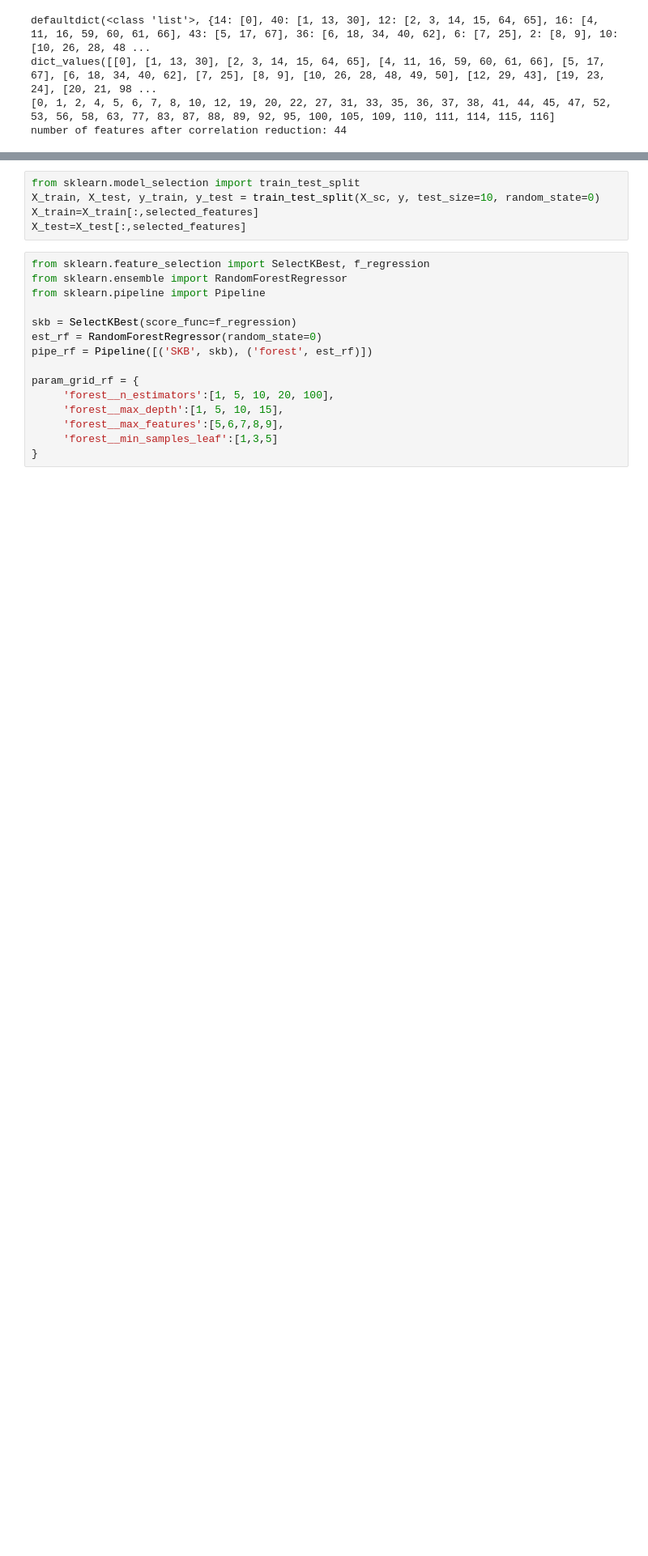
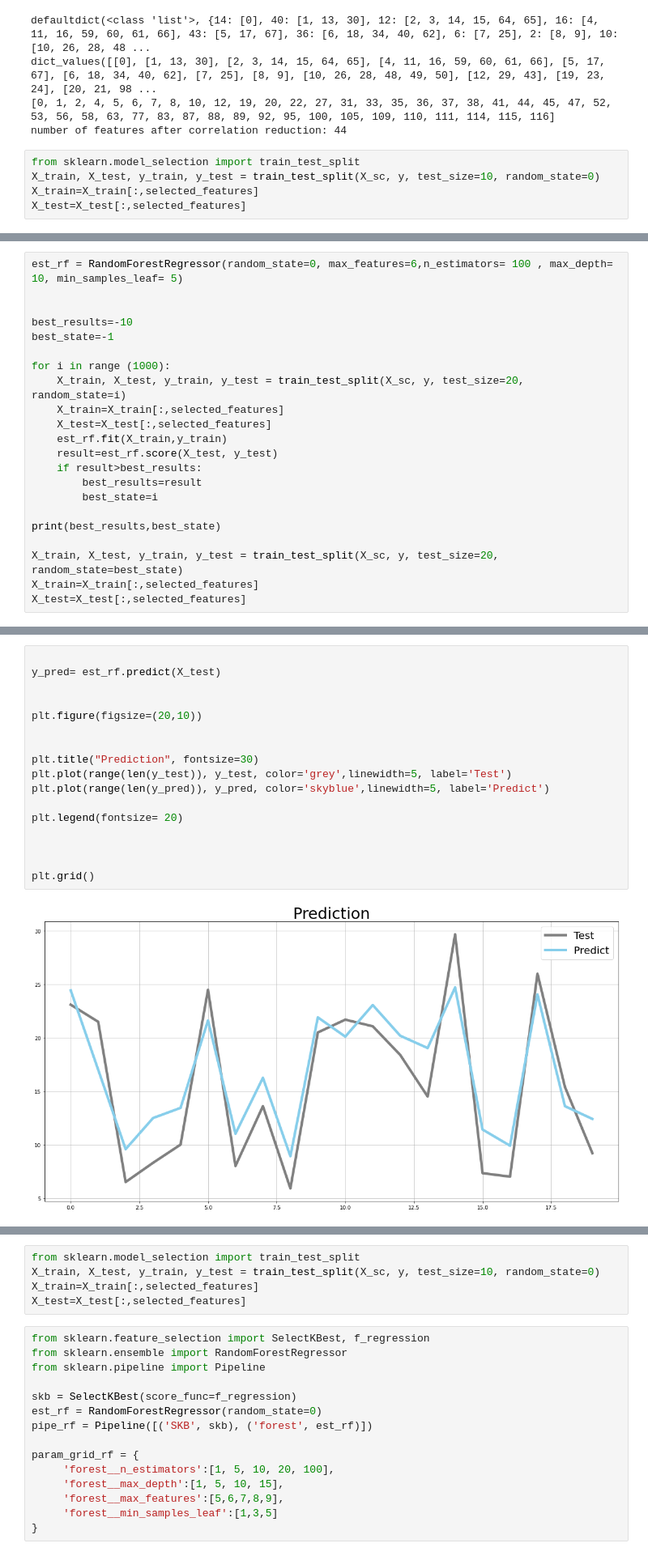
Before and after one commit to SUNWOUNG/HOMEWORK, a Jupyter notebook: project1.ipynb, the cells around one changed output, grey strips where cells are left out. Shown at 81% size. Saved outputs shown, nothing was run; the diff lists cells and outputs as text; blank space fills up the shorter version.

```diff
--- a/project1.ipynb
+++ b/project1.ipynb
@@ -199,3 +201,8 @@ defaultdict(<class 'list'>, {14: [0], 40: [1, 13, 30], 12: [2, 3, 14, 15, 64, 65
 dict_values([[0], [1, 13, 30], [2, 3, 14, 15, 64, 65], [4, 11, 16, 59, 60, 61, 66], [5, 17, 67], [6, 18, 34, 40, 62], [7, 25], [8, 9], [10, 26, 28, 48, 49, 50], [12, 29, 43], [19, 23, 24], [20, 21, 98 ...
 [0, 1, 2, 4, 5, 6, 7, 8, 10, 12, 19, 20, 22, 27, 31, 33, 35, 36, 37, 38, 41, 44, 45, 47, 52, 53, 56, 58, 63, 77, 83, 87, 88, 89, 92, 95, 100, 105, 109, 110, 111, 114, 115, 116]
 number of features after correlation reduction: 44
+# %%
+from sklearn.model_selection import train_test_split
+X_train, X_test, y_train, y_test = train_test_split(X_sc, y, test_size=10, random_state=0)
+X_train=X_train[:,selected_features]
+X_test=X_test[:,selected_features]
@@ -201,0 +236,22 @@ number of features after correlation reduction: 44
+# %%
+est_rf = RandomForestRegressor(random_state=0, max_features=6,n_estimators= 100 , max_depth= 10, min_samples_leaf= 5)
+
+
+best_results=-10
+best_state=-1
+
+for i in range (1000):
+    X_train, X_test, y_train, y_test = train_test_split(X_sc, y, test_size=20, random_state=i)
+    X_train=X_train[:,selected_features]
+    X_test=X_test[:,selected_features]
+    est_rf.fit(X_train,y_train)
+    result=est_rf.score(X_test, y_test)
+    if result>best_results:
+        best_results=result
+        best_state=i
+
+print(best_results,best_state)
+
+X_train, X_test, y_train, y_test = train_test_split(X_sc, y, test_size=20, random_state=best_state)
+X_train=X_train[:,selected_features]
+X_test=X_test[:,selected_features]
@@ -201,0 +349,19 @@ number of features after correlation reduction: 44
+# %%
+
+y_pred= est_rf.predict(X_test)
+
+
+plt.figure(figsize=(20,10))
+
+
+plt.title("Prediction", fontsize=30)
+plt.plot(range(len(y_test)), y_test, color='grey',linewidth=5, label='Test')
+plt.plot(range(len(y_pred)), y_pred, color='skyblue',linewidth=5, label='Predict')
+
+plt.legend(fontsize= 20)
+
+
+
+plt.grid()
+# %% [output]
+[figure, added]
```
Also changed, not shown: parts of 32 cells of this notebook.
